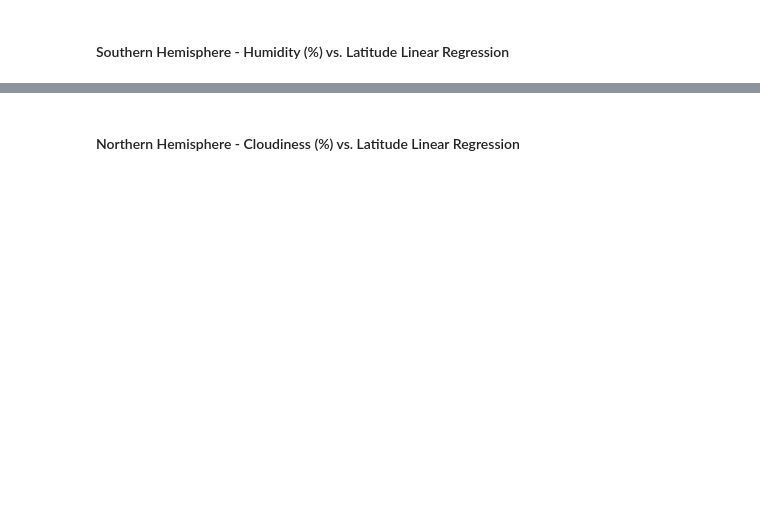
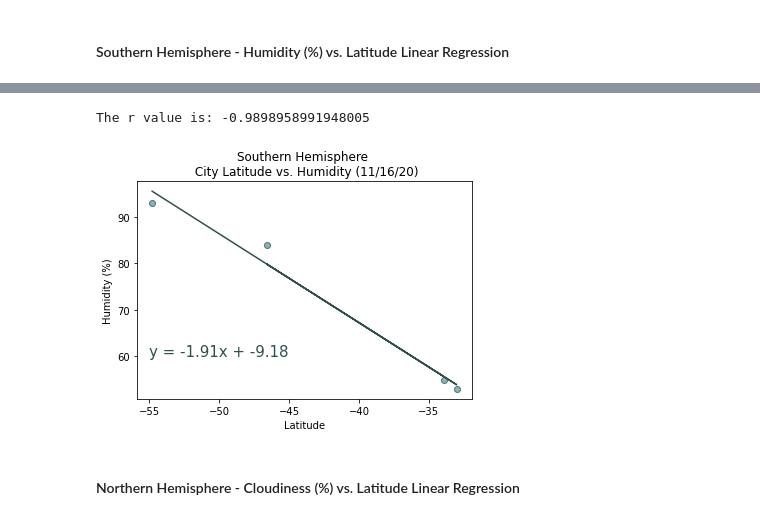
Before and after one commit to Kylmalcolm/Global-Weather-Analysis, a Jupyter notebook: WeatherPy.ipynb, the cells around one changed output, grey strips where cells are left out. Drawn from its saved outputs; the diff is of its cells as text; code cells hidden in the pictures; blank space fills up the shorter version.

```diff
--- a/WeatherPy.ipynb
+++ b/WeatherPy.ipynb
@@ -250,2 +305,25 @@ The r-value is: 0.014985174297345524
+# %%
+plt.scatter(south_df["Latitude"], south_df["Humidity"], color="cadetblue", edgecolor="darkslategray", alpha=0.75)
+
+x_values = south_df["Latitude"]
+y_values = south_df["Humidity"]
+
+(slope, intercept, rvalue, pvalue, stderr) = linregress(x_values, y_values)
+regress_values = x_values * slope + intercept
+
+line_eq = "y = " + str(round(slope,2)) + "x + " + str(round(intercept,2))
+plt.plot(x_values,regress_values,"r-",color="darkslategray")
+plt.annotate(line_eq,(-55,60),fontsize=15,color="darkslategray")
+
+plt.title("Southern Hemisphere \n City Latitude vs. Humidity (11/16/20)")
+plt.xlabel("Latitude")
+plt.ylabel("Humidity (%)")
+
+print("The r value is: " + str(rvalue))
+plt.savefig("Southern Hemisphere City Latitude vs Humidity.png")
+plt.show()
+# %% [output]
+The r value is: -0.9898958991948005
+[figure, added]
 # %% [markdown]
 ####  Northern Hemisphere - Cloudiness (%) vs. Latitude Linear Regression
```
Also changed, not shown: parts of 23 cells of this notebook, 9 other files.
